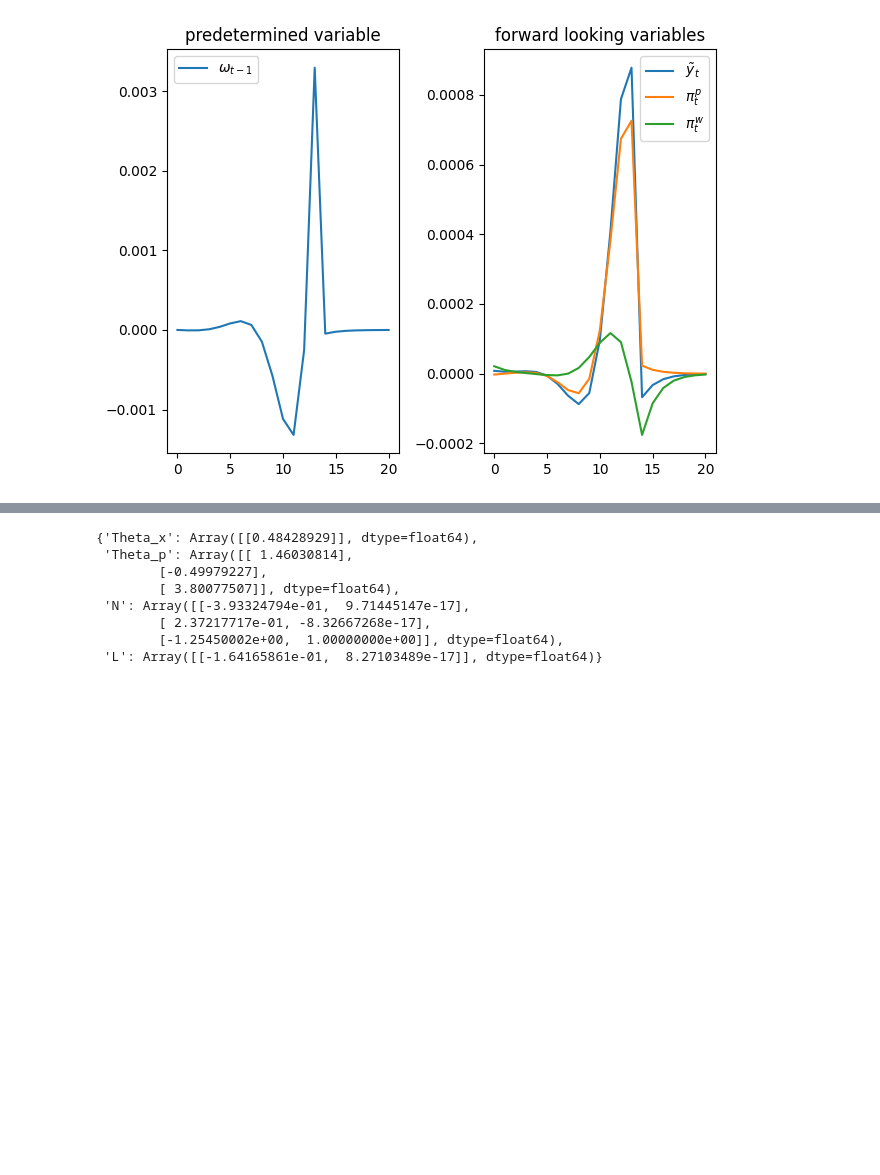
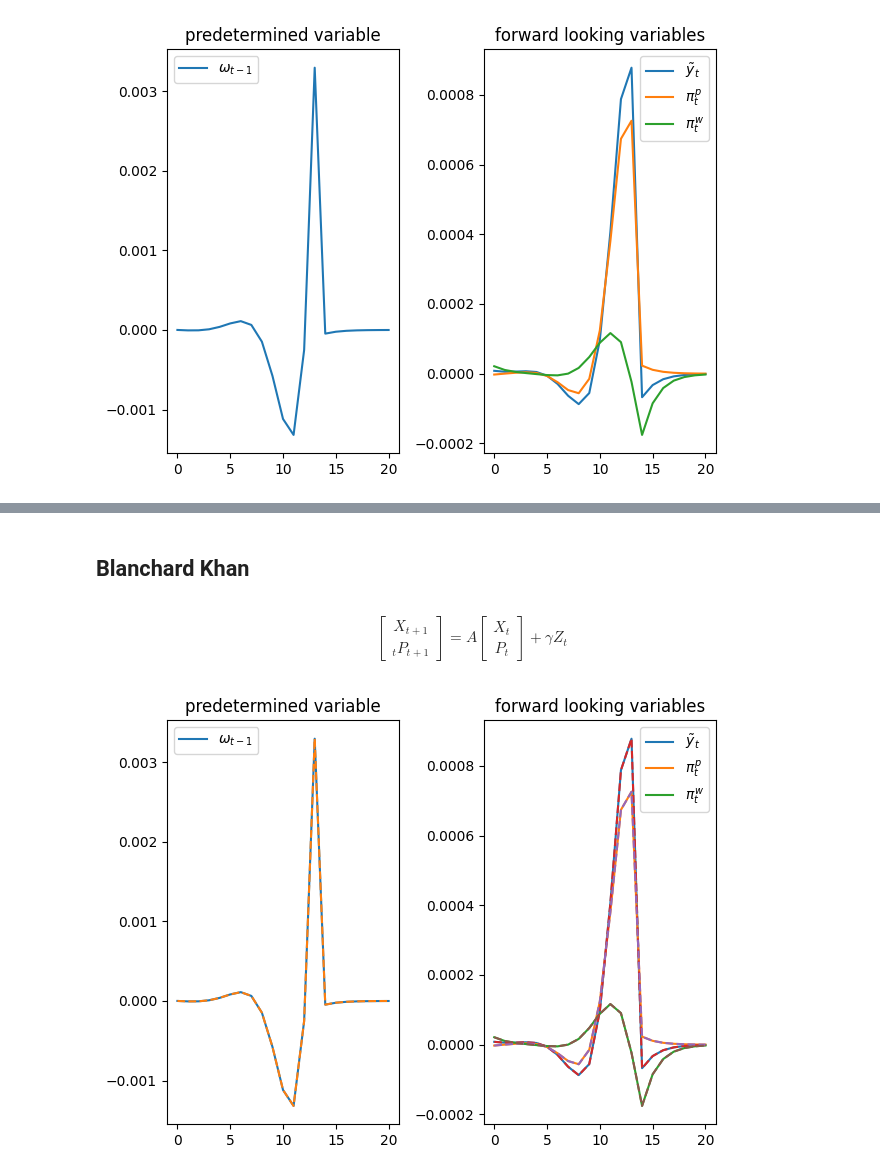
Before and after one commit to marcdelabarrera/pyutils, a Jupyter notebook: notebooks/dsolve.ipynb, the cells around one changed output, grey strips where cells are left out. Drawn from its saved outputs; the diff is of its cells as text; code cells hidden in the pictures; blank space fills up the shorter version.

Commit message:
improve dsolve notebook

```diff
--- a/notebooks/dsolve.ipynb
+++ b/notebooks/dsolve.ipynb
@@ -44,10 +46,8 @@ B_0w = jnp.array([[1,0],
 # %% [markdown]
 $$AE[x_{t+1}] = B x_t + C z_t$$
 # %%
-from pyutils.jax.dsolve.klein import KleinModel
-
 klein_model = KleinModel(-A_1w, -A_0w, B_0w, n=1)
 z = jnp.zeros((2,20))
 z = z.at[0,13].set(0.01)
-solution = klein_model.solve_path(k0 = jnp.array([0.]), z = z)
+klein_path = klein_model.solve_path(k0 = jnp.array([0.]), z = z)
 # %%
@@ -120,16 +66,21 @@ n_s = len([_ for i in range(S.shape[0]) if np.abs(S[i,i])>1e-6 and np.round(np.a
-# %%
-Theta_p = Z[n_s:,:n_s]@inv(Z[:n_s,:n_s])
-Theta_x = Z[:n_s,:n_s]@inv(S[:n_s,:n_s])@T[:n_s,:n_s]@inv(Z[:n_s,:n_s])
-M = -inv(T[n_s:,n_s:])@Q[n_s:,:]@C
-N = (Z[n_s:,n_s:]-Z[n_s:,:n_s]@inv(Z[:n_s,:n_s])@Z[:n_s,n_s:])@M
-L = Z[:n_s,:n_s]@inv(S[:n_s,:n_s])@((-T[:n_s,:n_s]@inv(Z[:n_s,:n_s])@Z[:n_s,n_s:]+T[:n_s,n_s:])@M+Q[:n_s,:]@C)
-{'Theta_x':np.real(Theta_x),'Theta_p':np.real(Theta_p), 'N':np.real(N),'L':np.real(L)}
-# %% [output]
-{'Theta_x': Array([[0.48428929]], dtype=float64),
- 'Theta_p': Array([[ 1.46030814],
-        [-0.49979227],
-        [ 3.80077507]], dtype=float64),
- 'N': Array([[-3.93324794e-01,  9.71445147e-17],
-        [ 2.37217717e-01, -8.32667268e-17],
-        [-1.25450002e+00,  1.00000000e+00]], dtype=float64),
- 'L': Array([[-1.64165861e-01,  8.27103489e-17]], dtype=float64)}
+# %% [markdown]
+## Blanchard Khan
+# %% [markdown]
+$$\begin{bmatrix}X_{t+1}\\ _tP_{t+1}\end{bmatrix}=A\begin{bmatrix}X_{t}\\ P_{t}\end{bmatrix}+\gamma Z_t$$
+# %%
+bk_model = BKModel(jnp.linalg.inv(A_1w) @ A_0w, -jnp.linalg.inv(A_1w) @ B_0w, n=1)
+bk_path = bk_model.solve_path(x0 = jnp.array([0.]), z = z)
+# %%
+fig, ax = plt.subplots(ncols=2)
+ax[0].plot(bk_path["x"].T)
+ax[0].plot(klein_path["k"].T, ls='--')
+ax[0].legend([r"$\omega_{t-1}$"])
+ax[0].set(title="predetermined variable")
+ax[1].plot(bk_path["p"].T)
+ax[1].plot(klein_path["d"].T, ls='--')
+ax[1].legend([r"$\tilde y_t$", r"$\pi_t^p$", r"$\pi_t^w$"])
+ax[1].set(title="forward looking variables")
+plt.tight_layout()
+plt.show()
+# %% [output]
+[figure, added]
```
Also changed, not shown: parts of 9 cells of this notebook.
